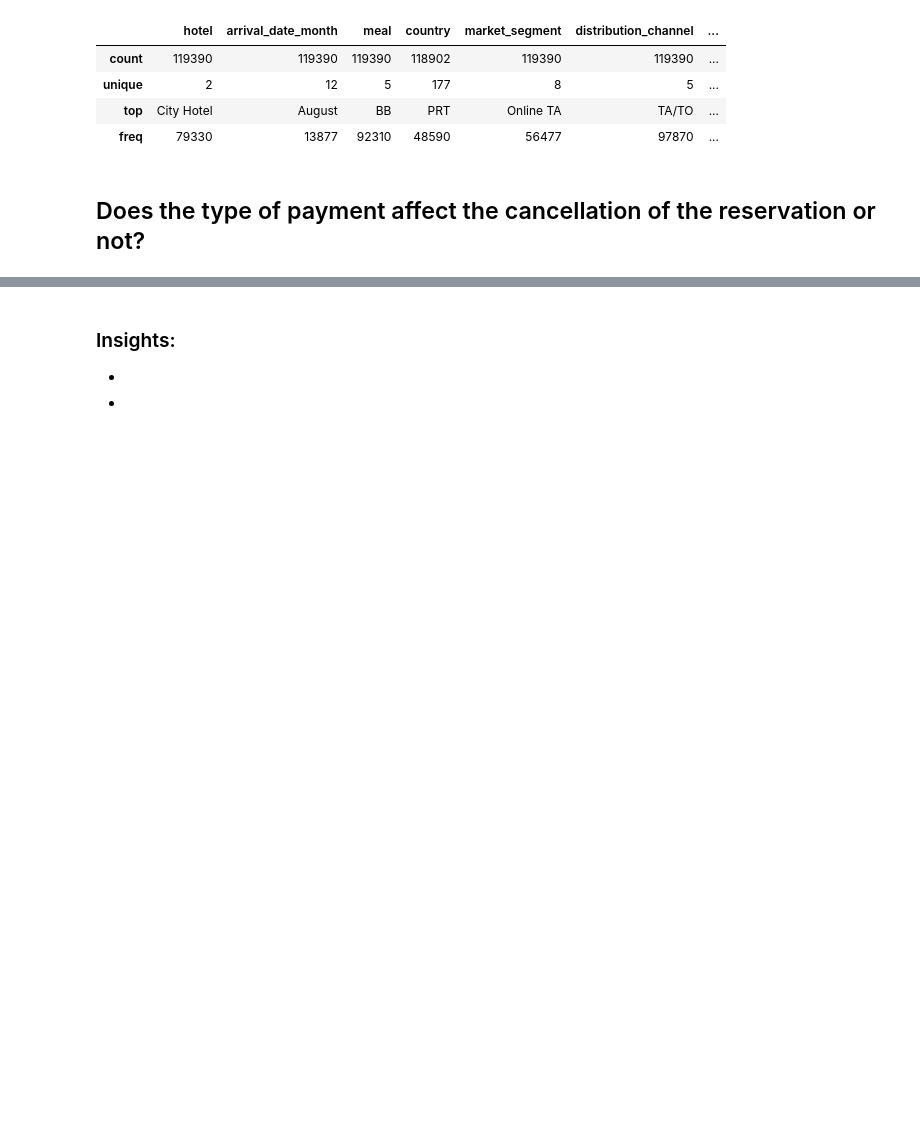
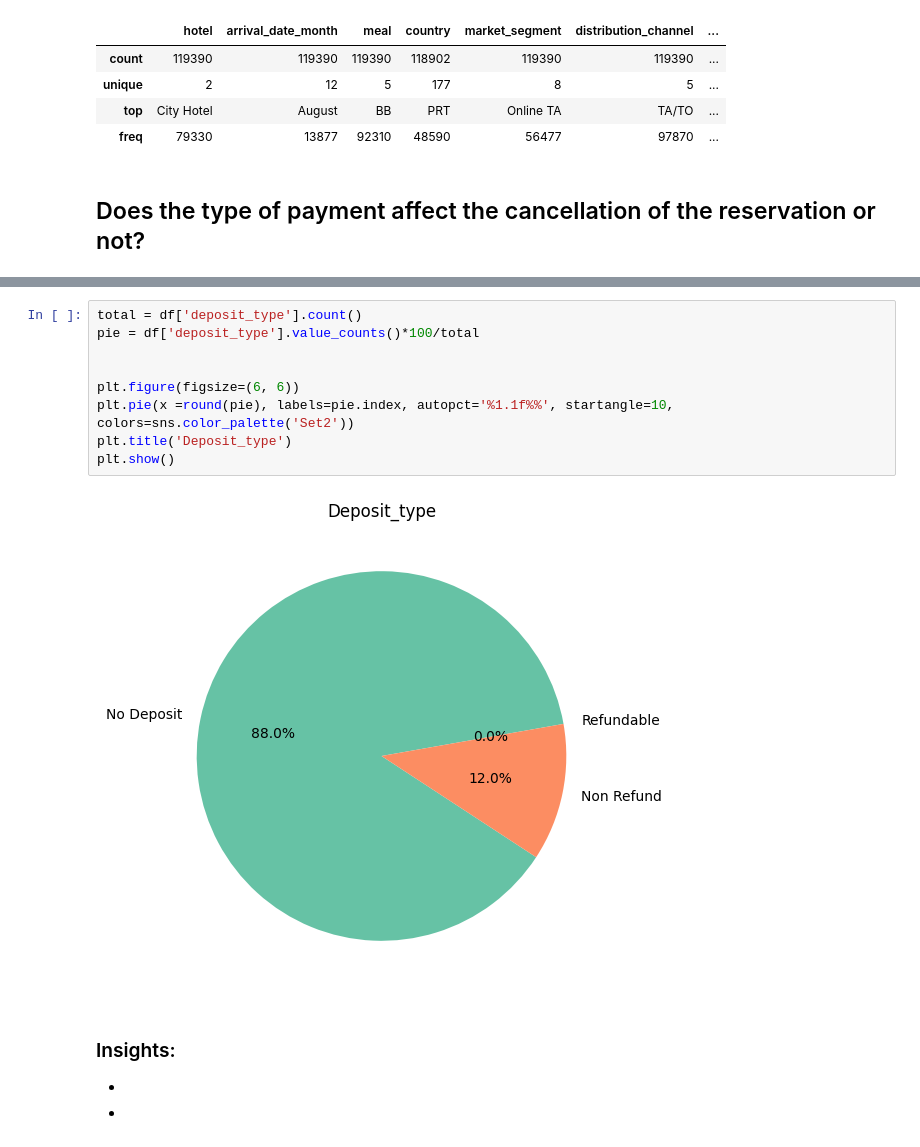
Before and after one commit to Tuwaiq-Data-Science-Bootcamp-V5/CV_and_GS-Lab1, a Jupyter notebook: CV_Assignment.ipynb, the cells around one changed output, grey strips where cells are left out. Cells and saved outputs as stored; diff of their text form; blank space fills up the shorter version.

```diff
--- a/CV_Assignment.ipynb
+++ b/CV_Assignment.ipynb
@@ -110,3 +107,14 @@ df.describe(include='object')
+# %%
+total = df['deposit_type'].count()
+pie = df['deposit_type'].value_counts()*100/total
+
+
+plt.figure(figsize=(6, 6))
+plt.pie(x =round(pie), labels=pie.index, autopct='%1.1f%%', startangle=10, colors=sns.color_palette('Set2'))
+plt.title('Deposit_type')
+plt.show()
+# %% [output]
+[figure, added]
 # %% [markdown]
 ### Insights:
 -
```
Also changed, not shown: parts of 1 cell of this notebook.
